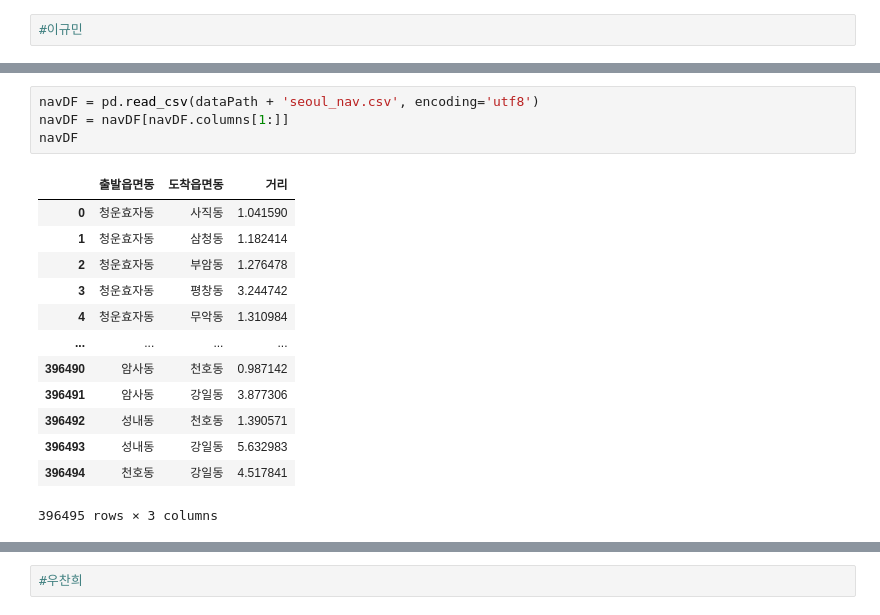
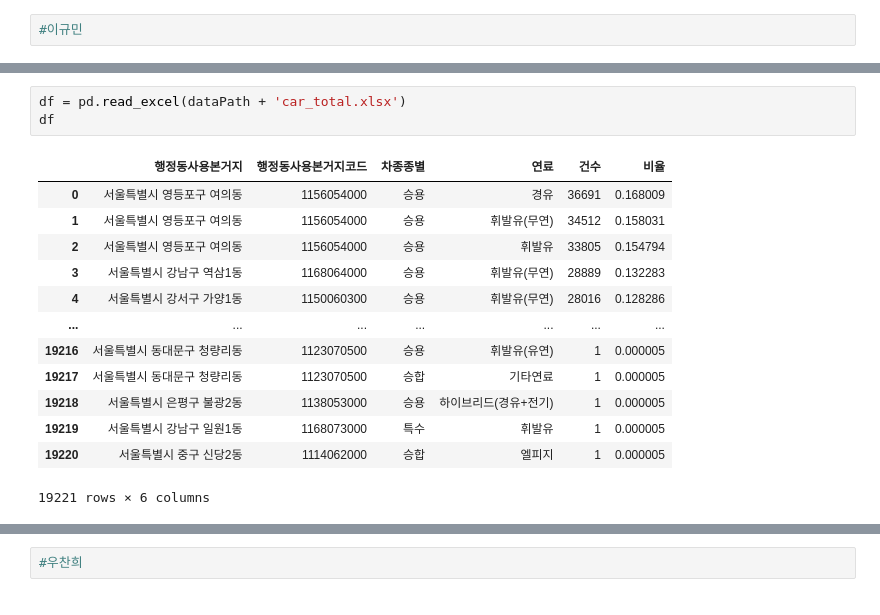
Before and after one commit to dbsrall59/three, a Jupyter notebook: 3조_시각화.ipynb, the cells around one changed output, grey strips where cells are left out. Drawn from its saved outputs; the diff is of its cells as text.

```diff
--- a/3조_시각화.ipynb
+++ b/3조_시각화.ipynb
@@ -222,18 +17,17 @@ plt.xticks(rotation=90)
-# %%
-navDF = pd.read_csv(dataPath + 'seoul_nav.csv', encoding='utf8')
-navDF = navDF[navDF.columns[1:]]
-navDF
-# %% [output]
-|  | 출발읍면동 | 도착읍면동 | 거리 |
-| 0 | 청운효자동 | 사직동 | 1.041590 |
-| 1 | 청운효자동 | 삼청동 | 1.182414 |
-| 2 | 청운효자동 | 부암동 | 1.276478 |
-| 3 | 청운효자동 | 평창동 | 3.244742 |
-| 4 | 청운효자동 | 무악동 | 1.310984 |
-| ... | ... | ... | ... |
-| 396490 | 암사동 | 천호동 | 0.987142 |
-| 396491 | 암사동 | 강일동 | 3.877306 |
-| 396492 | 성내동 | 천호동 | 1.390571 |
-| 396493 | 성내동 | 강일동 | 5.632983 |
-| 396494 | 천호동 | 강일동 | 4.517841 |
-396495 rows × 3 columns
+# %%
+df = pd.read_excel(dataPath + 'car_total.xlsx')
+df
+# %% [output]
+|  | 행정동사용본거지 | 행정동사용본거지코드 | 차종종별 | 연료 | 건수 | 비율 |
+| 0 | 서울특별시 영등포구 여의동 | 1156054000 | 승용 | 경유 | 36691 | 0.168009 |
+| 1 | 서울특별시 영등포구 여의동 | 1156054000 | 승용 | 휘발유(무연) | 34512 | 0.158031 |
+| 2 | 서울특별시 영등포구 여의동 | 1156054000 | 승용 | 휘발유 | 33805 | 0.154794 |
+| 3 | 서울특별시 강남구 역삼1동 | 1168064000 | 승용 | 휘발유(무연) | 28889 | 0.132283 |
+| 4 | 서울특별시 강서구 가양1동 | 1150060300 | 승용 | 휘발유(무연) | 28016 | 0.128286 |
+| ... | ... | ... | ... | ... | ... | ... |
+| 19216 | 서울특별시 동대문구 청량리동 | 1123070500 | 승용 | 휘발유(유연) | 1 | 0.000005 |
+| 19217 | 서울특별시 동대문구 청량리동 | 1123070500 | 승합 | 기타연료 | 1 | 0.000005 |
+| 19218 | 서울특별시 은평구 불광2동 | 1138053000 | 승용 | 하이브리드(경유+전기) | 1 | 0.000005 |
+| 19219 | 서울특별시 강남구 일원1동 | 1168073000 | 특수 | 휘발유 | 1 | 0.000005 |
+| 19220 | 서울특별시 중구 신당2동 | 1114062000 | 승합 | 엘피지 | 1 | 0.000005 |
+19221 rows × 6 columns
```
Also changed, not shown: parts of 17 cells of this notebook, 2 other files.
